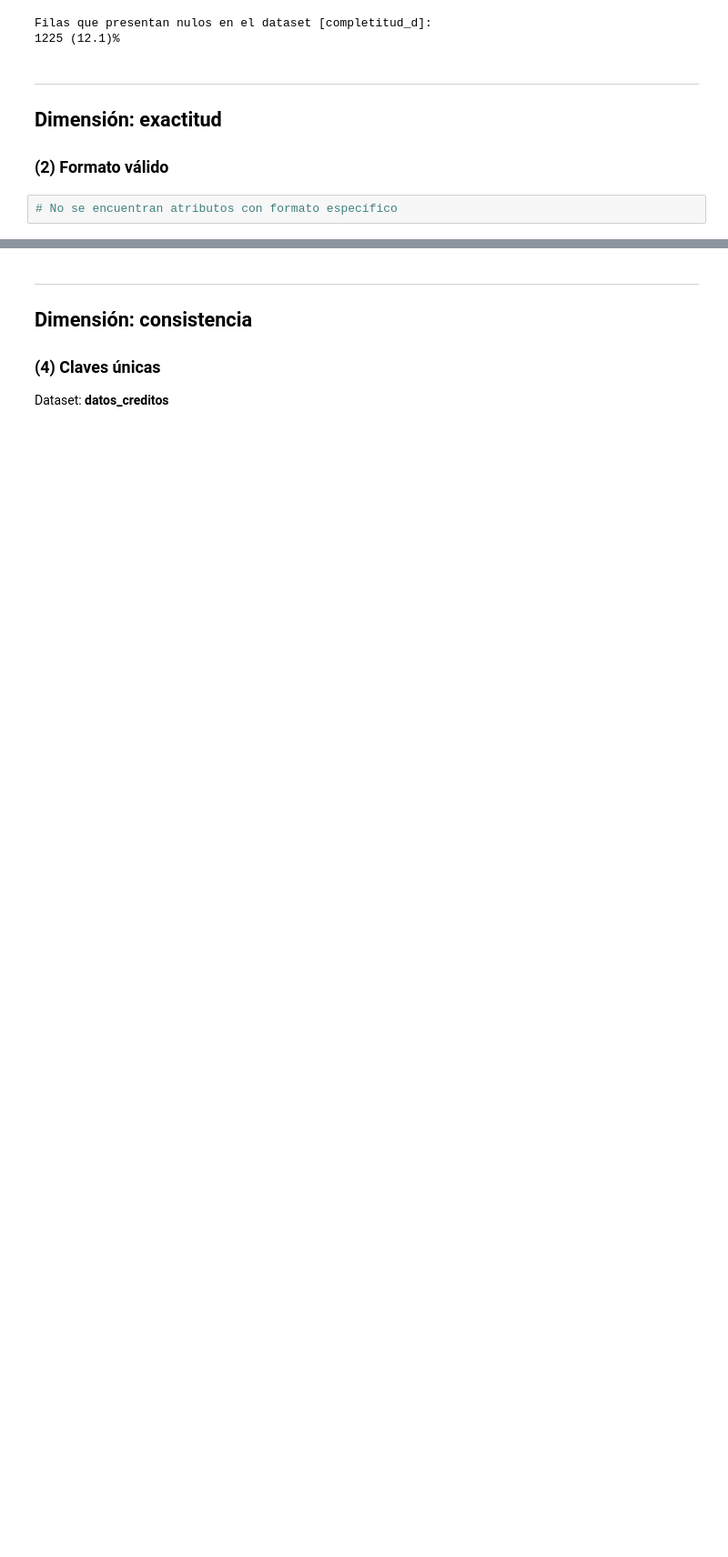
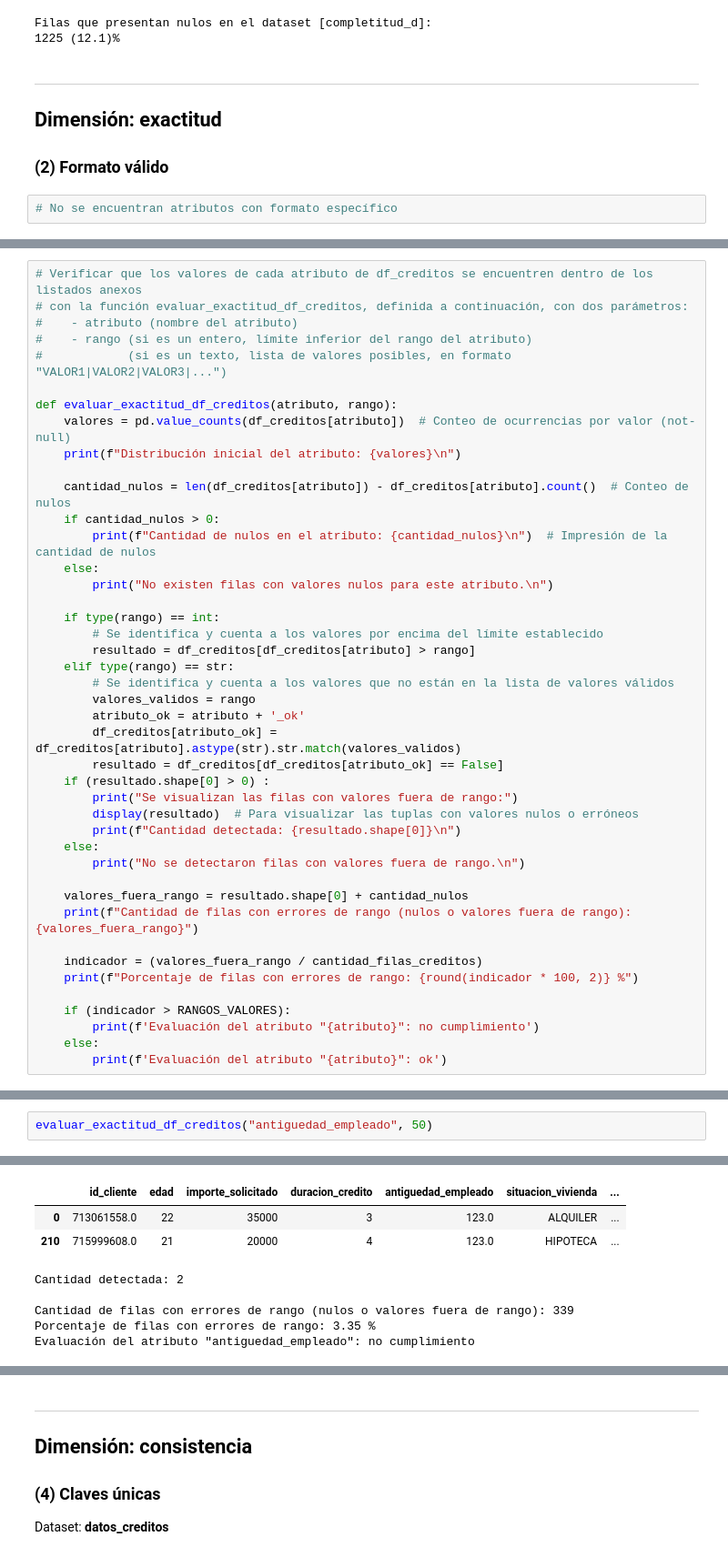
Before and after one commit to ampalmabautista/13MBID, a Jupyter notebook: notebooks/01 Comprensión datos/CD03 Verificación calidad.ipynb, the cells around one changed output, grey strips where cells are left out. Shown: that part at 91% size. Cells and saved outputs as stored; diff of their text form; blank space fills up the shorter version.

```diff
--- a/notebooks/01 Comprensión datos/CD03 Verificación calidad.ipynb
+++ b/notebooks/01 Comprensión datos/CD03 Verificación calidad.ipynb
@@ -250,0 +122,43 @@ Evaluación: ok
+# %%
+# Verificar que los valores de cada atributo de df_creditos se encuentren dentro de los listados anexos
+# con la función evaluar_exactitud_df_creditos, definida a continuación, con dos parámetros:
+#    - atributo (nombre del atributo)
+#    - rango (si es un entero, límite inferior del rango del atributo)
+#            (si es un texto, lista de valores posibles, en formato "VALOR1|VALOR2|VALOR3|...")
+
+def evaluar_exactitud_df_creditos(atributo, rango):
+    valores = pd.value_counts(df_creditos[atributo])  # Conteo de ocurrencias por valor (not-null)
+    print(f"Distribución inicial del atributo: {valores}\n")
+
+    cantidad_nulos = len(df_creditos[atributo]) - df_creditos[atributo].count()  # Conteo de nulos
+    if cantidad_nulos > 0:
+        print(f"Cantidad de nulos en el atributo: {cantidad_nulos}\n")  # Impresión de la cantidad de nulos
+    else:
+        print("No existen filas con valores nulos para este atributo.\n")
+
+    if type(rango) == int:
+        # Se identifica y cuenta a los valores por encima del límite establecido
+        resultado = df_creditos[df_creditos[atributo] > rango]
+    elif type(rango) == str:
+        # Se identifica y cuenta a los valores que no están en la lista de valores válidos
+        valores_validos = rango
+        atributo_ok = atributo + '_ok'
+        df_creditos[atributo_ok] = df_creditos[atributo].astype(str).str.match(valores_validos)
+        resultado = df_creditos[df_creditos[atributo_ok] == False]
+    if (resultado.shape[0] > 0) :
+        print("Se visualizan las filas con valores fuera de rango:")
+        display(resultado)  # Para visualizar las tuplas con valores nulos o erróneos
+        print(f"Cantidad detectada: {resultado.shape[0]}\n")
+    else:
+        print("No se detectaron filas con valores fuera de rango.\n")
+
+    valores_fuera_rango = resultado.shape[0] + cantidad_nulos
+    print(f"Cantidad de filas con errores de rango (nulos o valores fuera de rango): {valores_fuera_rango}")
+
+    indicador = (valores_fuera_rango / cantidad_filas_creditos)
+    print(f"Porcentaje de filas con errores de rango: {round(indicador * 100, 2)} %")
+
+    if (indicador > RANGOS_VALORES):
+        print(f'Evaluación del atributo "{atributo}": no cumplimiento')
+    else:
+        print(f'Evaluación del atributo "{atributo}": ok')
@@ -250,0 +238,3 @@ Evaluación: ok
+# %%
+evaluar_exactitud_df_creditos("antiguedad_empleado", 50)
+# %% [output]
@@ -250,0 +260,8 @@ Evaluación: ok
+|  | id_cliente | edad | importe_solicitado | duracion_credito | antiguedad_empleado | situacion_vivienda | ... |
+| 0 | 713061558.0 | 22 | 35000 | 3 | 123.0 | ALQUILER | ... |
+| 210 | 715999608.0 | 21 | 20000 | 4 | 123.0 | HIPOTECA | ... |
+Cantidad detectada: 2
+
+Cantidad de filas con errores de rango (nulos o valores fuera de rango): 339
+Porcentaje de filas con errores de rango: 3.35 %
+Evaluación del atributo "antiguedad_empleado": no cumplimiento
```
Also changed, not shown: parts of 59 cells of this notebook.
